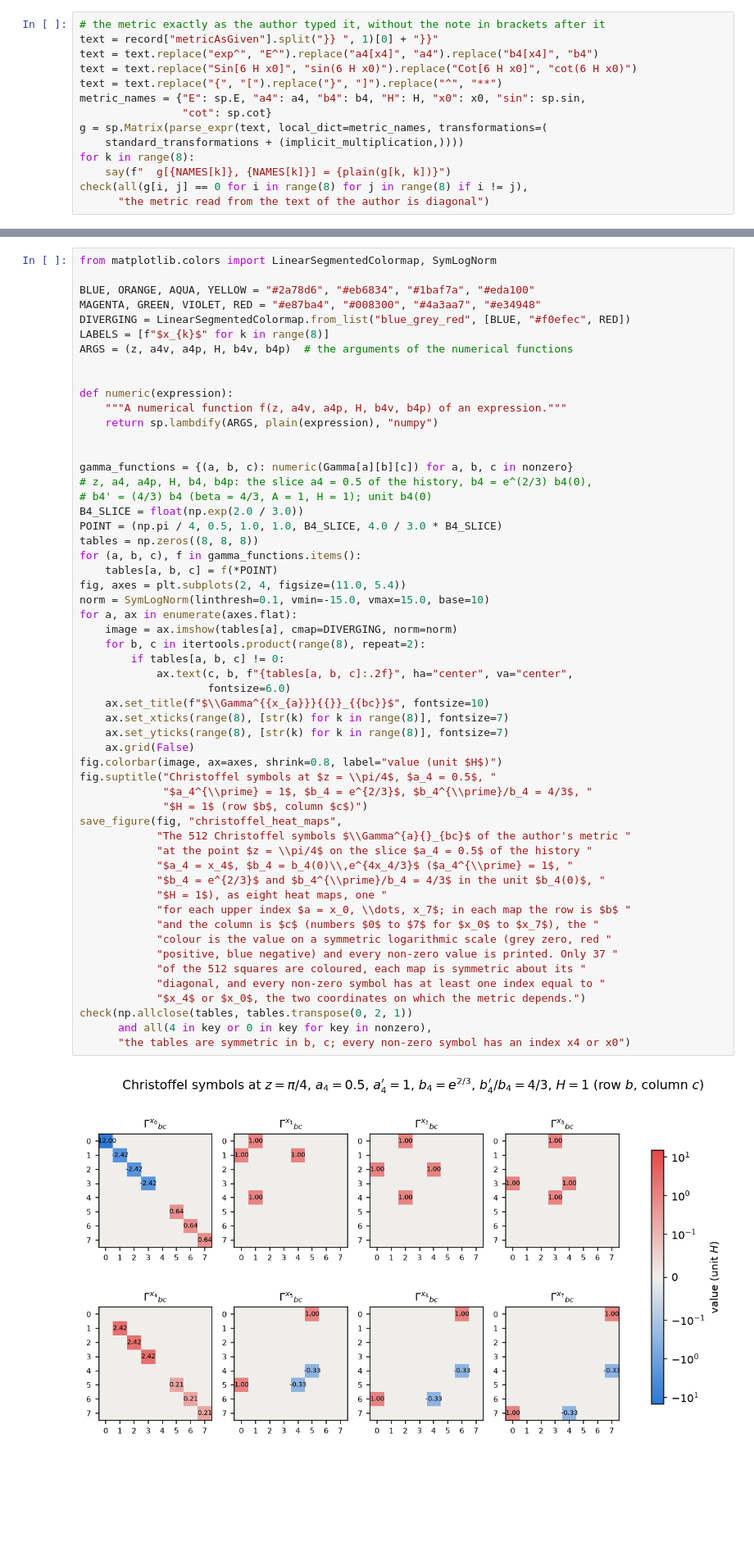
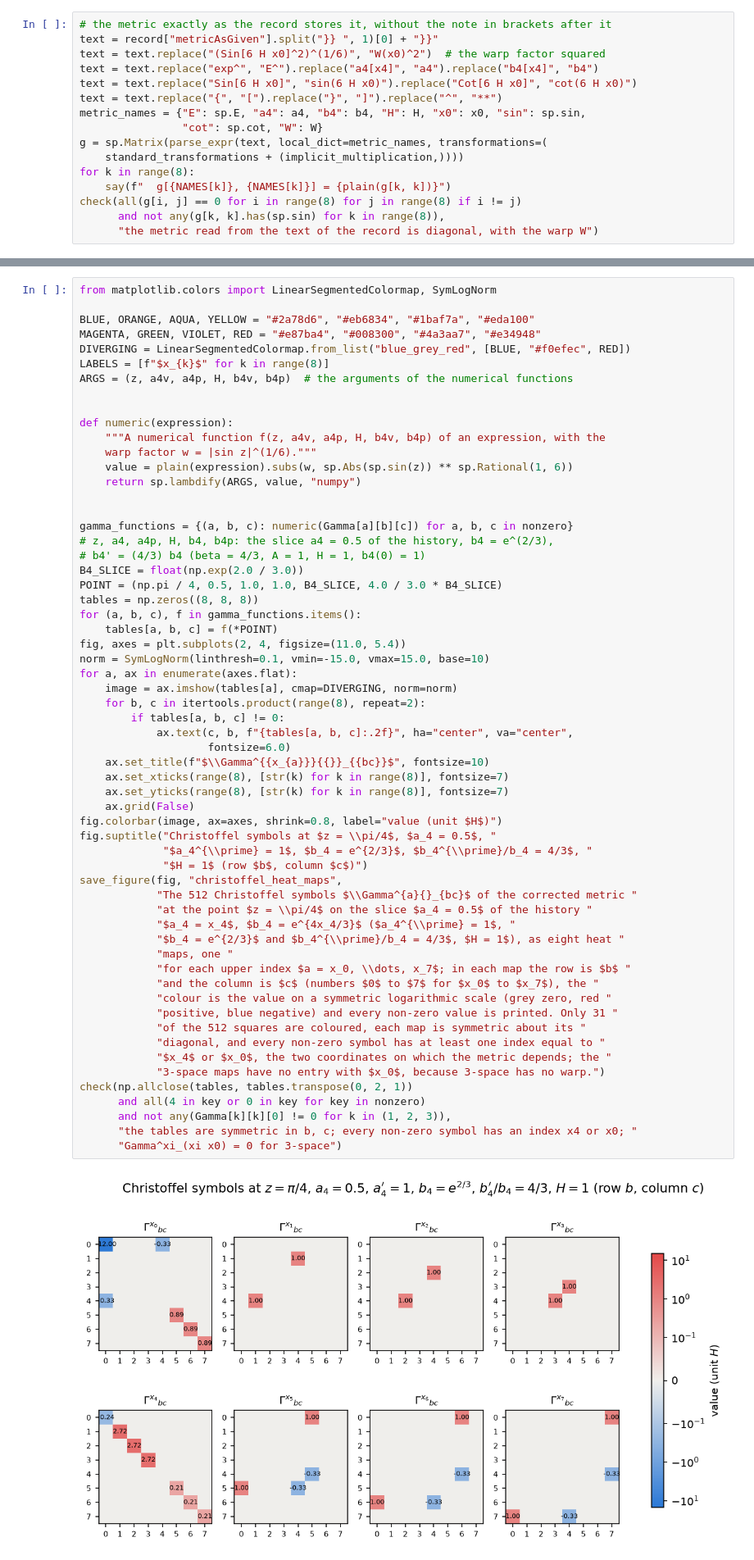
Before and after one commit to once-ere/Dirac_claude, a Jupyter notebook: Revision/textbook/notebooks/03b_curvature.ipynb, the cells around one changed output, grey strips where cells are left out. Shown at 82% size. Cells and saved outputs as stored; diff of their text form; blank space fills up the shorter version.

```diff
--- a/Revision/textbook/notebooks/03b_curvature.ipynb
+++ b/Revision/textbook/notebooks/03b_curvature.ipynb
@@ -897,15 +931,17 @@ become `a4` and `b4`, curly brackets of lists become square brackets, `^` become
 # %%
-# the metric exactly as the author typed it, without the note in brackets after it
+# the metric exactly as the record stores it, without the note in brackets after it
 text = record["metricAsGiven"].split("}} ", 1)[0] + "}}"
+text = text.replace("(Sin[6 H x0]^2)^(1/6)", "W(x0)^2")  # the warp factor squared
 text = text.replace("exp^", "E^").replace("a4[x4]", "a4").replace("b4[x4]", "b4")
 text = text.replace("Sin[6 H x0]", "sin(6 H x0)").replace("Cot[6 H x0]", "cot(6 H x0)")
 text = text.replace("{", "[").replace("}", "]").replace("^", "**")
 metric_names = {"E": sp.E, "a4": a4, "b4": b4, "H": H, "x0": x0, "sin": sp.sin,
-                "cot": sp.cot}
+                "cot": sp.cot, "W": W}
 g = sp.Matrix(parse_expr(text, local_dict=metric_names, transformations=(
     standard_transformations + (implicit_multiplication,))))
 for k in range(8):
     say(f"  g[{NAMES[k]}, {NAMES[k]}] = {plain(g[k, k])}")
-check(all(g[i, j] == 0 for i in range(8) for j in range(8) if i != j),
-      "the metric read from the text of the author is diagonal")
+check(all(g[i, j] == 0 for i in range(8) for j in range(8) if i != j)
+      and not any(g[k, k].has(sp.sin) for k in range(8)),
+      "the metric read from the text of the record is diagonal, with the warp W")
 # %% [output]
@@ -1091,50 +1137,55 @@ ARGS = (z, a4v, a4p, H, b4v, b4p)  # the arguments of the numerical functions
 
 
 def numeric(expression):
-    """A numerical function f(z, a4v, a4p, H, b4v, b4p) of an expression."""
-    return sp.lambdify(ARGS, plain(expression), "numpy")
+    """A numerical function f(z, a4v, a4p, H, b4v, b4p) of an expression, with the
+    warp factor w = |sin z|^(1/6)."""
+    value = plain(expression).subs(w, sp.Abs(sp.sin(z)) ** sp.Rational(1, 6))
+    return sp.lambdify(ARGS, value, "numpy")
 
 
 gamma_functions = {(a, b, c): numeric(Gamma[a][b][c]) for a, b, c in nonzero}
-# z, a4, a4p, H, b4, b4p: the slice a4 = 0.5 of the history, b4 = e^(2/3) b4(0),
-# b4' = (4/3) b4 (beta = 4/3, A = 1, H = 1); unit b4(0)
+# z, a4, a4p, H, b4, b4p: the slice a4 = 0.5 of the history, b4 = e^(2/3),
+# b4' = (4/3) b4 (beta = 4/3, A = 1, H = 1, b4(0) = 1)
 B4_SLICE = float(np.exp(2.0 / 3.0))
 POINT = (np.pi / 4, 0.5, 1.0, 1.0, B4_SLICE, 4.0 / 3.0 * B4_SLICE)
 tables = np.zeros((8, 8, 8))
 for (a, b, c), f in gamma_functions.items():
     tables[a, b, c] = f(*POINT)
 fig, axes = plt.subplots(2, 4, figsize=(11.0, 5.4))
 norm = SymLogNorm(linthresh=0.1, vmin=-15.0, vmax=15.0, base=10)
 for a, ax in enumerate(axes.flat):
     image = ax.imshow(tables[a], cmap=DIVERGING, norm=norm)
     for b, c in itertools.product(range(8), repeat=2):
         if tables[a, b, c] != 0:
             ax.text(c, b, f"{tables[a, b, c]:.2f}", ha="center", va="center",
                     fontsize=6.0)
     ax.set_title(f"$\\Gamma^{{x_{a}}}{{}}_{{bc}}$", fontsize=10)
     ax.set_xticks(range(8), [str(k) for k in range(8)], fontsize=7)
     ax.set_yticks(range(8), [str(k) for k in range(8)], fontsize=7)
     ax.grid(False)
 fig.colorbar(image, ax=axes, shrink=0.8, label="value (unit $H$)")
 fig.suptitle("Christoffel symbols at $z = \\pi/4$, $a_4 = 0.5$, "
              "$a_4^{\\prime} = 1$, $b_4 = e^{2/3}$, $b_4^{\\prime}/b_4 = 4/3$, "
              "$H = 1$ (row $b$, column $c$)")
 save_figure(fig, "christoffel_heat_maps",
-            "The 512 Christoffel symbols $\\Gamma^{a}{}_{bc}$ of the author's metric "
+            "The 512 Christoffel symbols $\\Gamma^{a}{}_{bc}$ of the corrected metric "
             "at the point $z = \\pi/4$ on the slice $a_4 = 0.5$ of the history "
-            "$a_4 = x_4$, $b_4 = b_4(0)\\,e^{4x_4/3}$ ($a_4^{\\prime} = 1$, "
-            "$b_4 = e^{2/3}$ and $b_4^{\\prime}/b_4 = 4/3$ in the unit $b_4(0)$, "
-            "$H = 1$), as eight heat maps, one "
+            "$a_4 = x_4$, $b_4 = e^{4x_4/3}$ ($a_4^{\\prime} = 1$, "
+            "$b_4 = e^{2/3}$ and $b_4^{\\prime}/b_4 = 4/3$, $H = 1$), as eight heat "
+            "maps, one "
             "for each upper index $a = x_0, \\dots, x_7$; in each map the row is $b$ "
             "and the column is $c$ (numbers $0$ to $7$ for $x_0$ to $x_7$), the "
             "colour is the value on a symmetric logarithmic scale (grey zero, red "
-            "positive, blue negative) and every non-zero value is printed. Only 37 "
+            "positive, blue negative) and every non-zero value is printed. Only 31 "
             "of the 512 squares are coloured, each map is symmetric about its "
             "diagonal, and every non-zero symbol has at least one index equal to "
-            "$x_4$ or $x_0$, the two coordinates on which the metric depends.")
+            "$x_4$ or $x_0$, the two coordinates on which the metric depends; the "
+            "3-space maps have no entry with $x_0$, because 3-space has no warp.")
 check(np.allclose(tables, tables.transpose(0, 2, 1))
-      and all(4 in key or 0 in key for key in nonzero),
-      "the tables are symmetric in b, c; every non-zero symbol has an index x4 or x0")
+      and all(4 in key or 0 in key for key in nonzero)
+      and not any(Gamma[k][k][0] != 0 for k in (1, 2, 3)),
+      "the tables are symmetric in b, c; every non-zero symbol has an index x4 or x0; "
+      "Gamma^xi_(xi x0) = 0 for 3-space")
 # %% [output]
-[figure, old version]
+[figure, new version]
 Figure 03b.1 saved as Revision/textbook/figures/03b_1_christoffel_heat_maps.png
```
Also changed, not shown: parts of 52 cells of this notebook, 32 other files.
